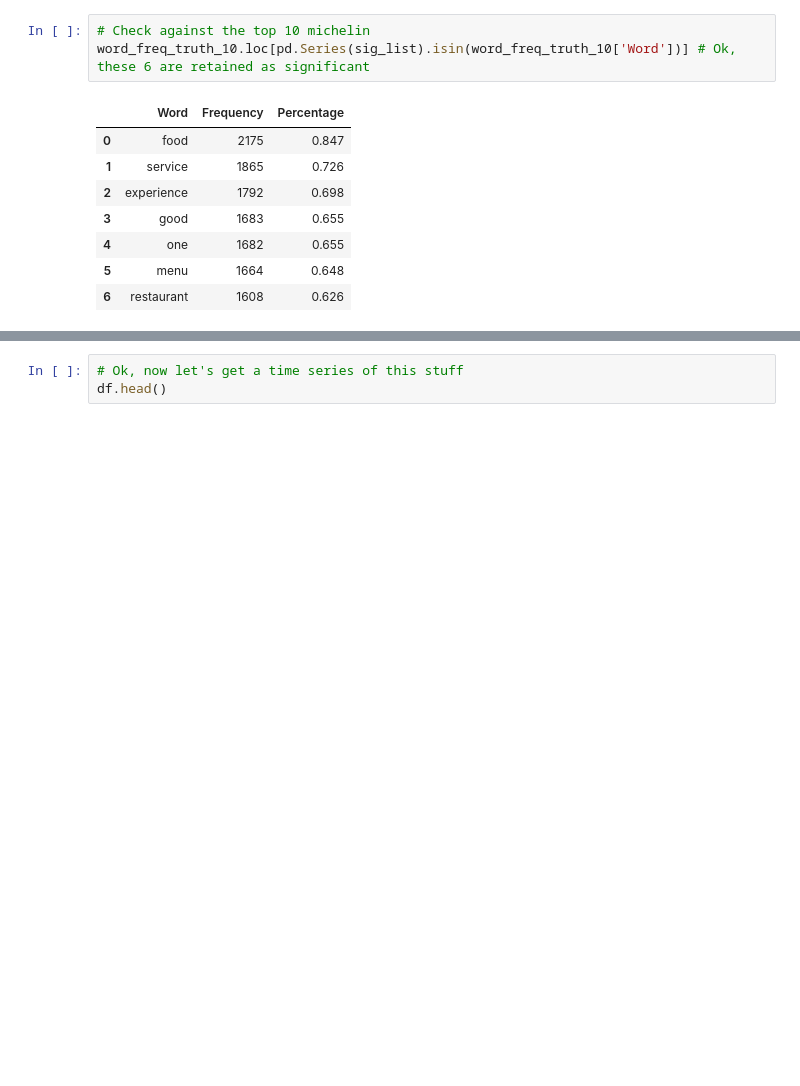
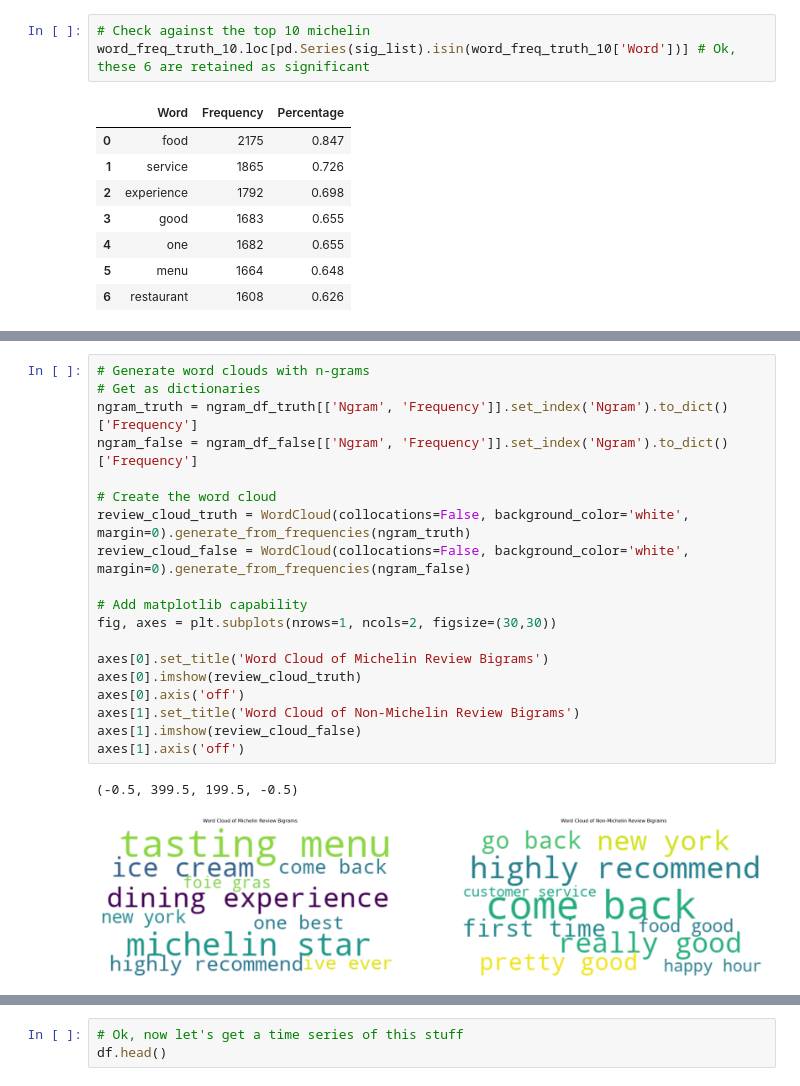
Before and after one commit to mabdullah-nyu/DSGA-1007-Project, a Jupyter notebook: analysis.ipynb, the cells around one changed output, grey strips where cells are left out. Cells and saved outputs as stored; diff of their text form; blank space fills up the shorter version.

```diff
--- a/analysis.ipynb
+++ b/analysis.ipynb
@@ -1201,0 +1163,22 @@ Text(0.5, 1.0, 'Frequency of N-grams in All Reviews (Top 10). # N-grams = 168491
+# %%
+# Generate word clouds with n-grams
+# Get as dictionaries
+ngram_truth = ngram_df_truth[['Ngram', 'Frequency']].set_index('Ngram').to_dict()['Frequency']
+ngram_false = ngram_df_false[['Ngram', 'Frequency']].set_index('Ngram').to_dict()['Frequency']
+
+# Create the word cloud
+review_cloud_truth = WordCloud(collocations=False, background_color='white', margin=0).generate_from_frequencies(ngram_truth)
+review_cloud_false = WordCloud(collocations=False, background_color='white', margin=0).generate_from_frequencies(ngram_false)
+
+# Add matplotlib capability
+fig, axes = plt.subplots(nrows=1, ncols=2, figsize=(30,30))
+
+axes[0].set_title('Word Cloud of Michelin Review Bigrams')
+axes[0].imshow(review_cloud_truth)
+axes[0].axis('off')
+axes[1].set_title('Word Cloud of Non-Michelin Review Bigrams')
+axes[1].imshow(review_cloud_false)
+axes[1].axis('off')
+# %% [output]
+(-0.5, 399.5, 199.5, -0.5)
+[figure, added]
```
Also changed, not shown: parts of 26 cells of this notebook.
